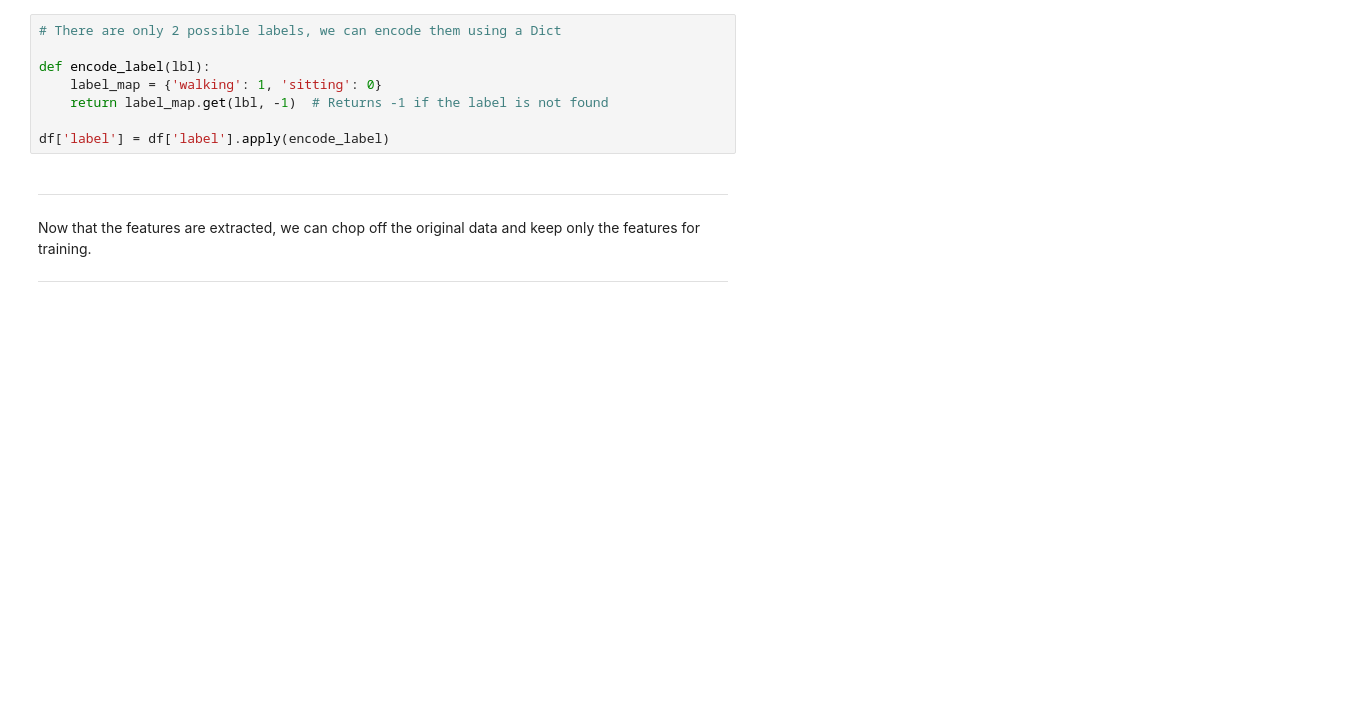
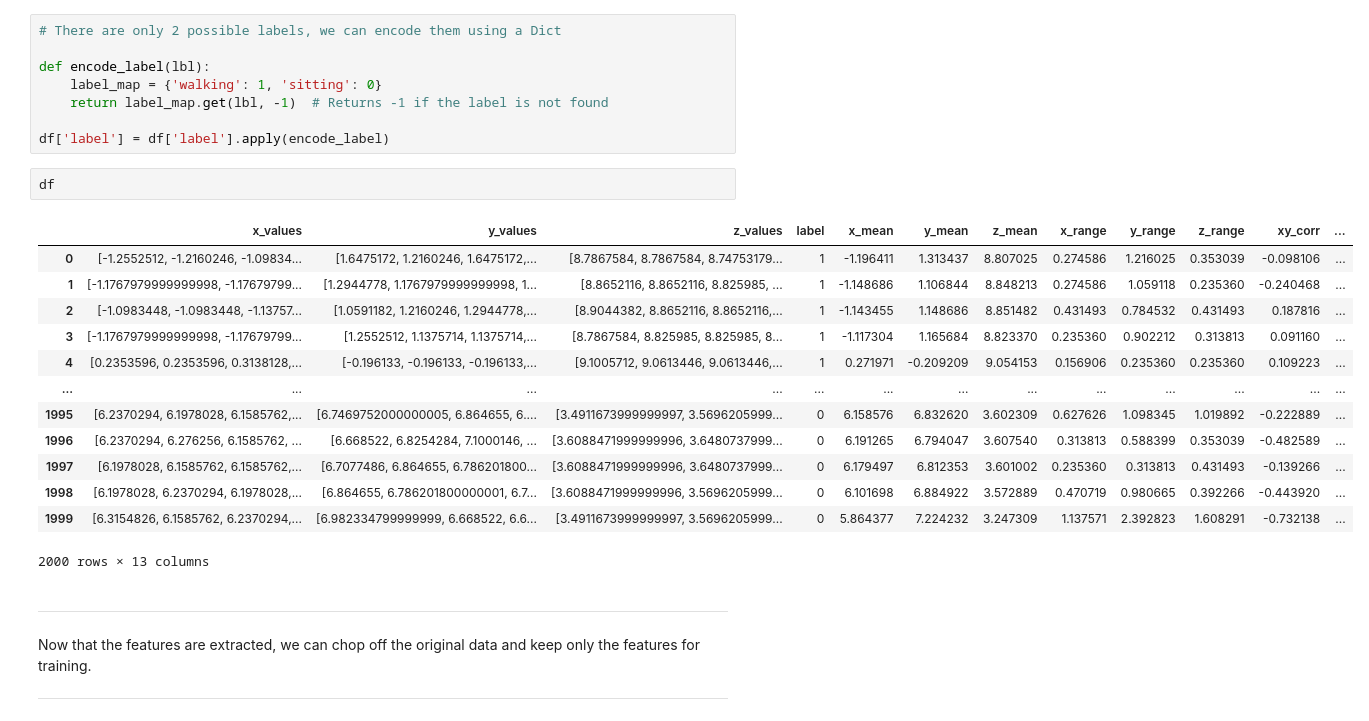
Before and after one commit to tanzirmehedi/IAB330-Applied-Internet-of-Things, a Jupyter notebook: Workshop 8/Week 8 Deploying ML Solutions in IoT.ipynb, the cells around one changed output. Saved outputs shown, nothing was run; the diff lists cells and outputs as text; blank space fills up the shorter version.

```diff
--- a/Workshop 8/Week 8 Deploying ML Solutions in IoT.ipynb
+++ b/Workshop 8/Week 8 Deploying ML Solutions in IoT.ipynb
@@ -93,6 +157,22 @@ def encode_label(lbl):
     return label_map.get(lbl, -1)  # Returns -1 if the label is not found
 
 df['label'] = df['label'].apply(encode_label)
+# %%
+df
+# %% [output]
+|  | x_values | y_values | z_values | label | x_mean | y_mean | z_mean | x_range | y_range | z_range | xy_corr | ... |
+| 0 | [-1.2552512, -1.2160246, -1.09834... | [1.6475172, 1.2160246, 1.6475172,... | [8.7867584, 8.7867584, 8.74753179... | 1 | -1.196411 | 1.313437 | 8.807025 | 0.274586 | 1.216025 | 0.353039 | -0.098106 | ... |
+| 1 | [-1.1767979999999998, -1.17679799... | [1.2944778, 1.1767979999999998, 1... | [8.8652116, 8.8652116, 8.825985, ... | 1 | -1.148686 | 1.106844 | 8.848213 | 0.274586 | 1.059118 | 0.235360 | -0.240468 | ... |
+| 2 | [-1.0983448, -1.0983448, -1.13757... | [1.0591182, 1.2160246, 1.2944778,... | [8.9044382, 8.8652116, 8.8652116,... | 1 | -1.143455 | 1.148686 | 8.851482 | 0.431493 | 0.784532 | 0.431493 | 0.187816 | ... |
+| 3 | [-1.1767979999999998, -1.17679799... | [1.2552512, 1.1375714, 1.1375714,... | [8.7867584, 8.825985, 8.825985, 8... | 1 | -1.117304 | 1.165684 | 8.823370 | 0.235360 | 0.902212 | 0.313813 | 0.091160 | ... |
+| 4 | [0.2353596, 0.2353596, 0.3138128,... | [-0.196133, -0.196133, -0.196133,... | [9.1005712, 9.0613446, 9.0613446,... | 1 | 0.271971 | -0.209209 | 9.054153 | 0.156906 | 0.235360 | 0.235360 | 0.109223 | ... |
+| ... | ... | ... | ... | ... | ... | ... | ... | ... | ... | ... | ... | ... |
+| 1995 | [6.2370294, 6.1978028, 6.1585762,... | [6.7469752000000005, 6.864655, 6.... | [3.4911673999999997, 3.5696205999... | 0 | 6.158576 | 6.832620 | 3.602309 | 0.627626 | 1.098345 | 1.019892 | -0.222889 | ... |
+| 1996 | [6.2370294, 6.276256, 6.1585762, ... | [6.668522, 6.8254284, 7.1000146, ... | [3.6088471999999996, 3.6480737999... | 0 | 6.191265 | 6.794047 | 3.607540 | 0.313813 | 0.588399 | 0.353039 | -0.482589 | ... |
+| 1997 | [6.1978028, 6.1585762, 6.1585762,... | [6.7077486, 6.864655, 6.786201800... | [3.6088471999999996, 3.6480737999... | 0 | 6.179497 | 6.812353 | 3.601002 | 0.235360 | 0.313813 | 0.431493 | -0.139266 | ... |
+| 1998 | [6.1978028, 6.2370294, 6.1978028,... | [6.864655, 6.786201800000001, 6.7... | [3.6088471999999996, 3.5696205999... | 0 | 6.101698 | 6.884922 | 3.572889 | 0.470719 | 0.980665 | 0.392266 | -0.443920 | ... |
+| 1999 | [6.3154826, 6.1585762, 6.2370294,... | [6.982334799999999, 6.668522, 6.6... | [3.4911673999999997, 3.5696205999... | 0 | 5.864377 | 7.224232 | 3.247309 | 1.137571 | 2.392823 | 1.608291 | -0.732138 | ... |
+2000 rows × 13 columns
 # %% [markdown]
 <hr>
 
```
Also changed, not shown: parts of 6 cells of this notebook, 2 other files.
